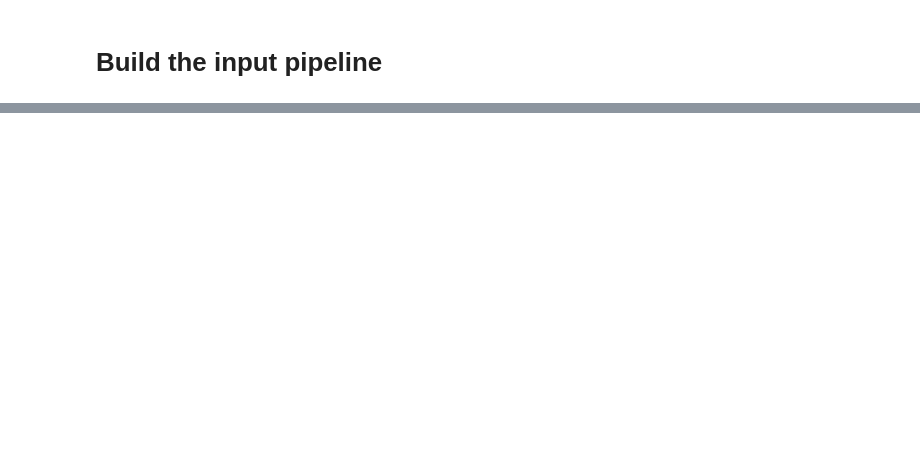
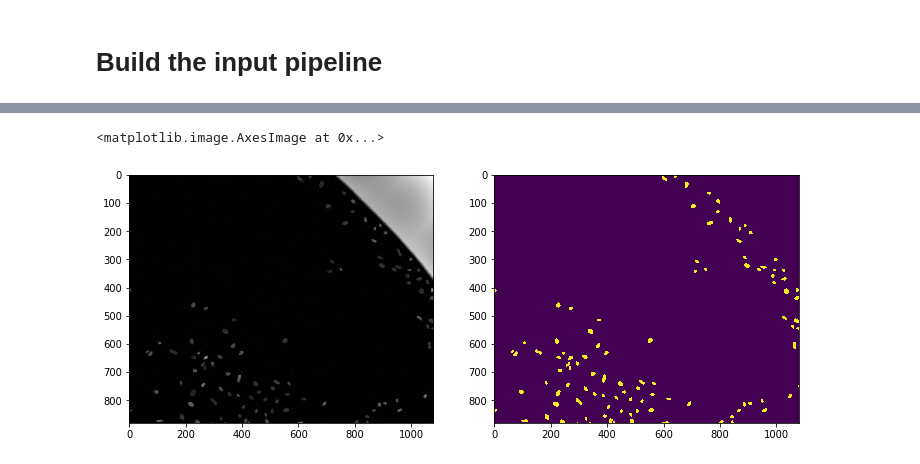
Before and after one commit to chienhsiang/tensorflow, a Jupyter notebook: segmentation/code/main_segmentation.ipynb, the cells around one changed output, grey strips where cells are left out. Saved outputs shown, nothing was run; the diff lists cells and outputs as text; code cells hidden in the pictures; blank space fills up the shorter version.

```diff
--- a/segmentation/code/main_segmentation.ipynb
+++ b/segmentation/code/main_segmentation.ipynb
@@ -70,0 +109,27 @@ plt.imshow(mask[:,:,0])
+# %%
+def random_crop(img, mask, size=[500, 700]):
+    if size is not None:
+        assert len(size) == 2, "size must have 2 elments"
+        # Combine image and maks then crop
+        comb = tf.concat([img, mask], axis=2)
+        crop_size = comb.shape.as_list()
+        crop_size[:2] = size
+        comb = tf.random_crop(comb, size=crop_size)
+
+        # Take out copped image and mask
+        img_dim = img.shape[-1]
+        img = comb[:,:,:img_dim]
+        mask = comb[:,:,img_dim:]
+
+    return img, mask
+# %%
+img2, mask2 = random_crop(img, mask, size=None)
+
+plt.figure(figsize=(12,16))
+plt.subplot(1,2,1)
+plt.imshow(img2[:,:,0], cmap='gray')
+plt.subplot(1,2,2)
+plt.imshow(mask2[:,:,0])
+# %% [output]
+<matplotlib.image.AxesImage at 0x...>
+[figure, added]
```
Also changed, not shown: parts of 25 cells of this notebook.
